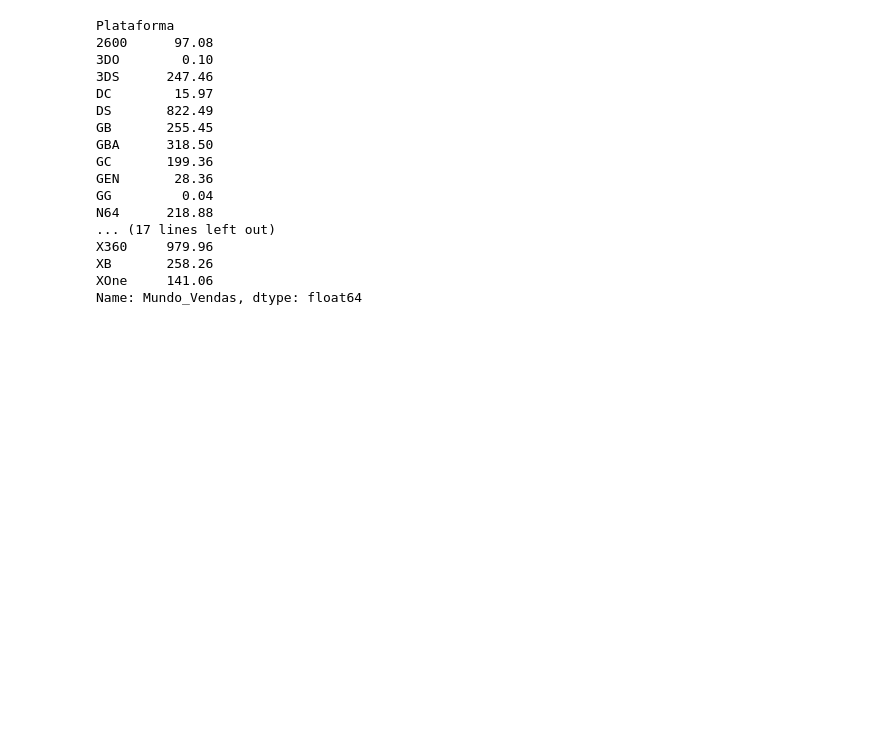
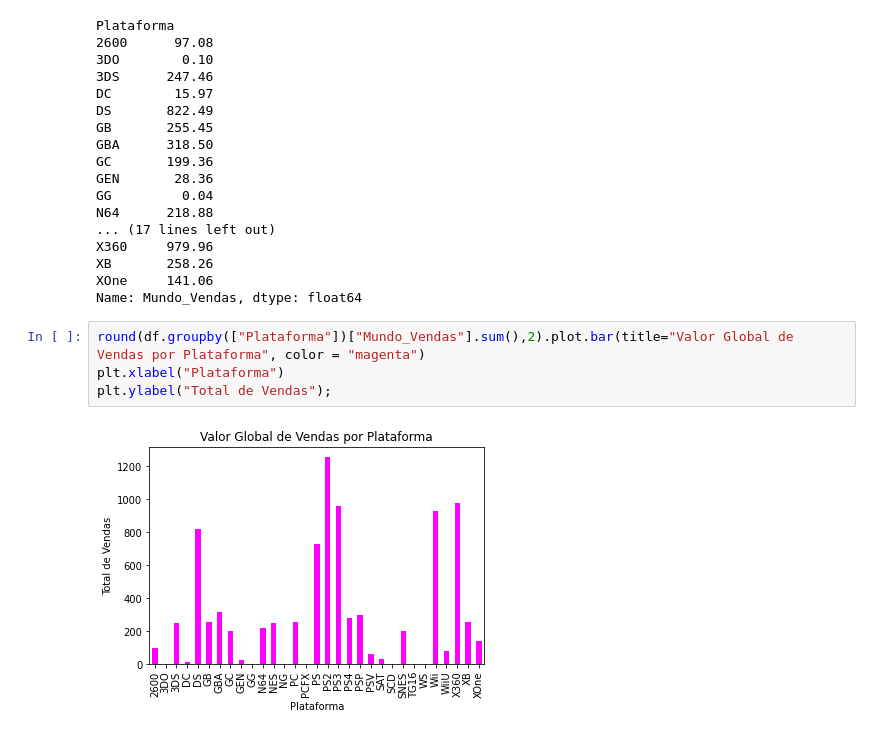
Before and after one commit to juliaborgess18/analise-exploratoria-com-python, a Jupyter notebook: analise_vendas_de_jogos.ipynb, the cells around one changed output. Drawn from its saved outputs; the diff is of its cells as text; blank space fills up the shorter version.

```diff
--- a/analise_vendas_de_jogos.ipynb
+++ b/analise_vendas_de_jogos.ipynb
@@ -117,3 +117,9 @@ X360     979.96
 XB       258.26
 XOne     141.06
 Name: Mundo_Vendas, dtype: float64
+# %%
+round(df.groupby(["Plataforma"])["Mundo_Vendas"].sum(),2).plot.bar(title="Valor Global de Vendas por Plataforma", color = "magenta")
+plt.xlabel("Plataforma")
+plt.ylabel("Total de Vendas");
+# %% [output]
+[figure, added]
```
Also changed, not shown: parts of 1 cell of this notebook.
